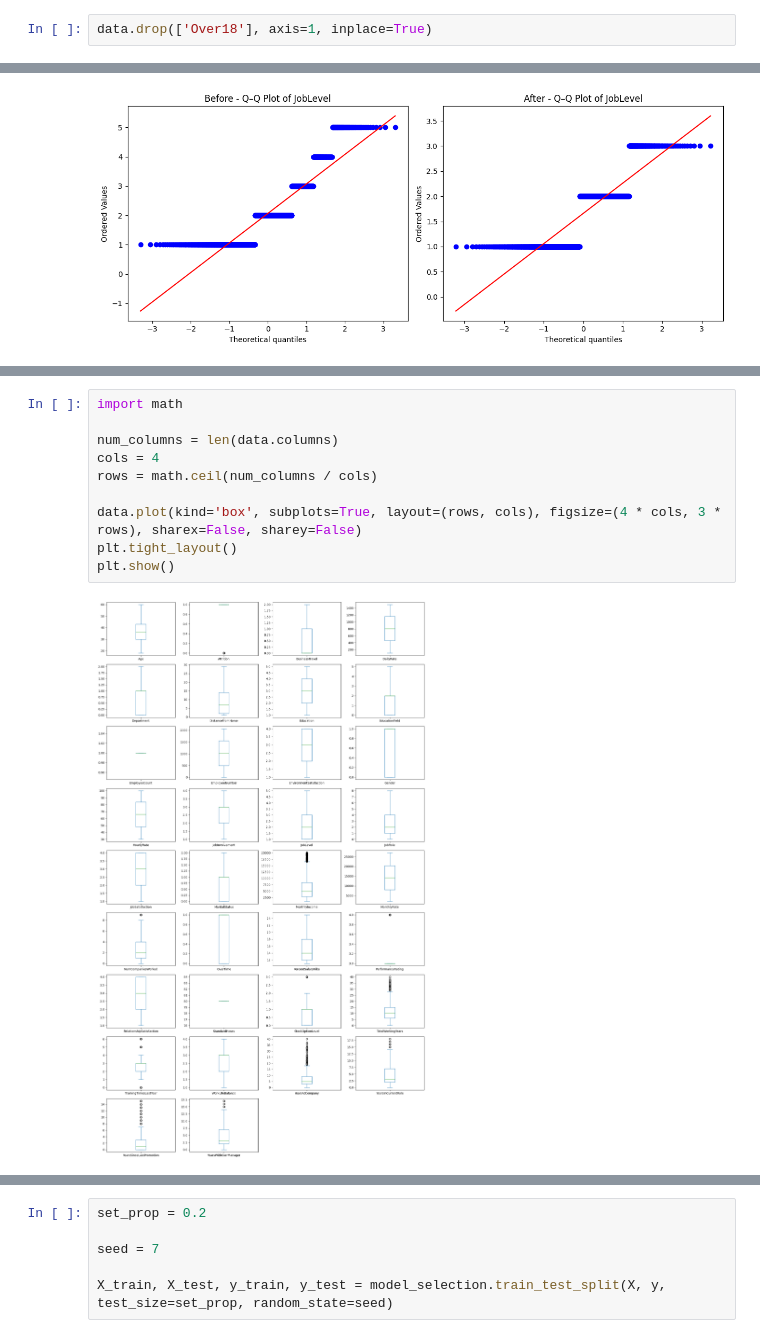
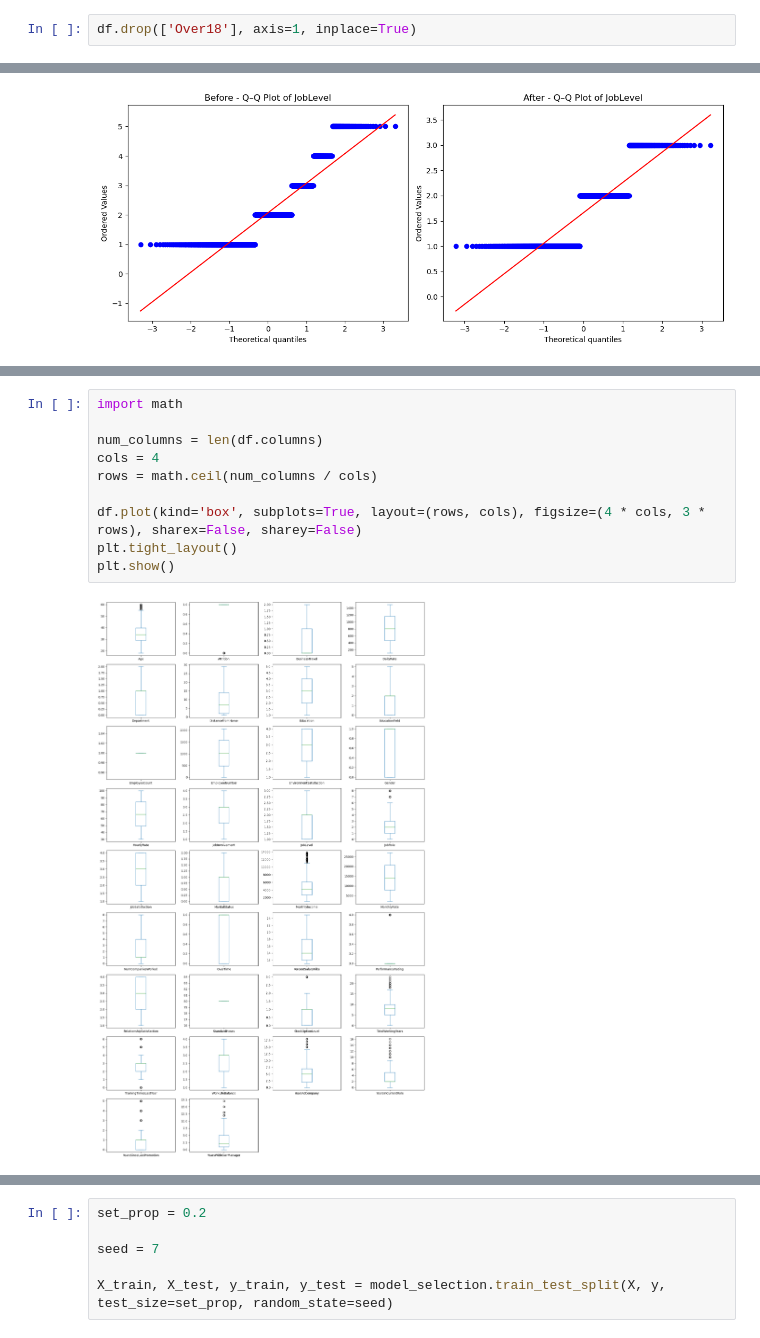
Before and after one commit to OttoDyva/MP3-Prediction-by-Machine-Learning, a Jupyter notebook: MachineLearning.ipynb, the cells around one changed output, grey strips where cells are left out. Saved outputs shown, nothing was run; the diff lists cells and outputs as text.

```diff
--- a/MachineLearning.ipynb
+++ b/MachineLearning.ipynb
@@ -169,5 +169,5 @@ print(data['Over18'].unique())
 # %%
-data.drop(['Over18'], axis=1, inplace=True)
+df.drop(['Over18'], axis=1, inplace=True)
 # %%
 object_cols = df.select_dtypes(include='object').columns
 
@@ -323,13 +323,13 @@ plt.show()
 # %%
 import math
 
-num_columns = len(data.columns)
+num_columns = len(df.columns)
 cols = 4
 rows = math.ceil(num_columns / cols)
 
-data.plot(kind='box', subplots=True, layout=(rows, cols), figsize=(4 * cols, 3 * rows), sharex=False, sharey=False)
+df.plot(kind='box', subplots=True, layout=(rows, cols), figsize=(4 * cols, 3 * rows), sharex=False, sharey=False)
 plt.tight_layout()
 plt.show()
 # %% [output]
-[figure, old version]
+[figure, new version]
 # %%
```
Also changed, not shown: parts of 39 cells of this notebook, 1 other file.
